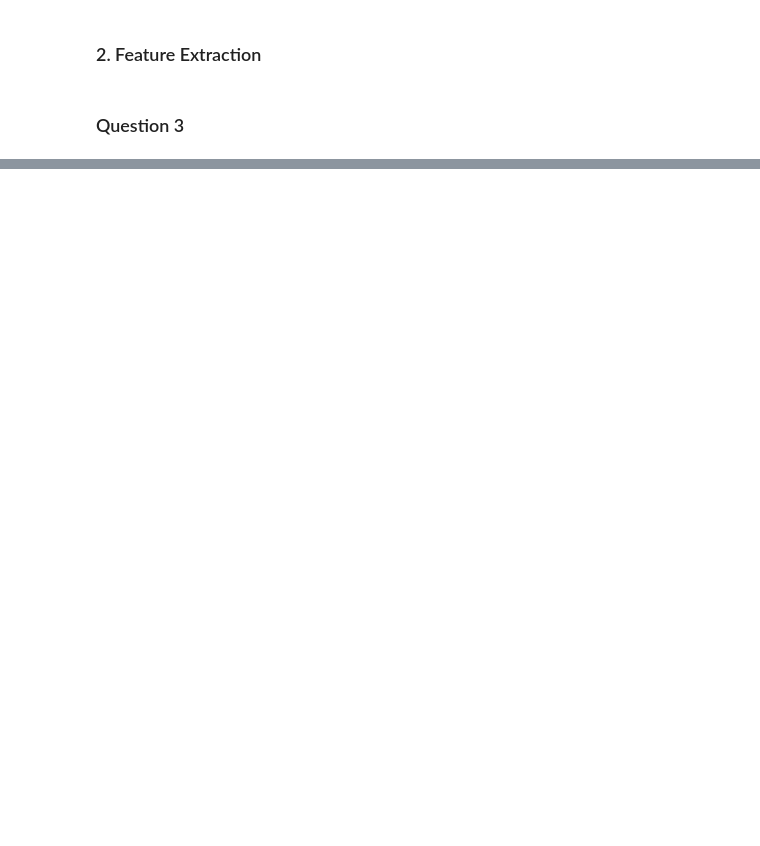
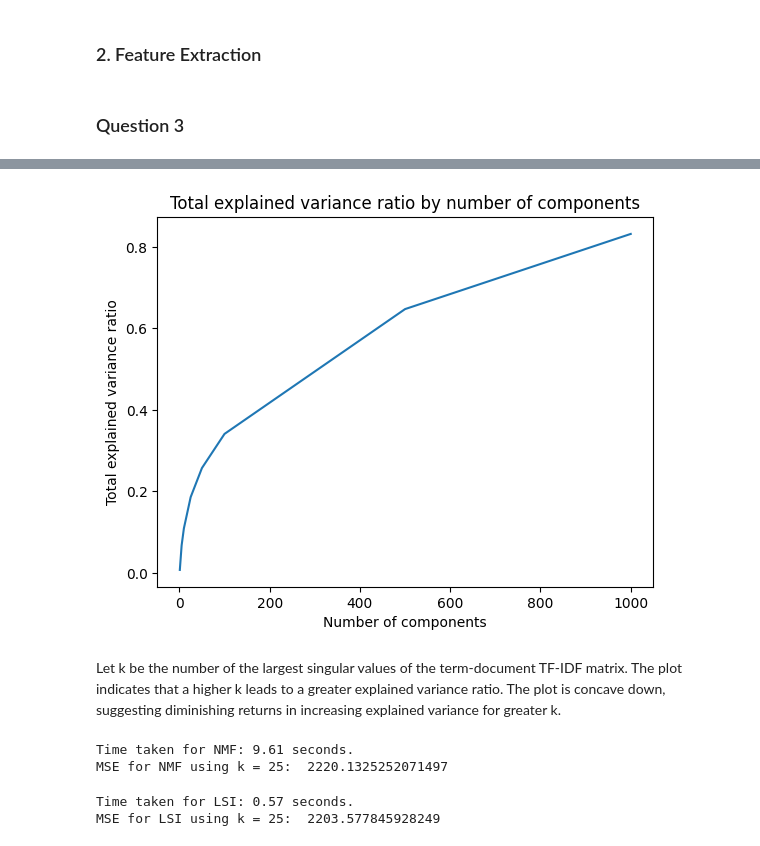
Before and after one commit to stswee/ECE219, a Jupyter notebook: Project 1/ECE219_Project1.ipynb, the cells around one changed output, grey strips where cells are left out. Saved outputs shown, nothing was run; the diff lists cells and outputs as text; code cells hidden in the pictures; blank space fills up the shorter version.

```diff
--- a/Project 1/ECE219_Project1.ipynb
+++ b/Project 1/ECE219_Project1.ipynb
@@ -420,0 +560,53 @@ In the context of this project, we choose to perform lemmatization after removin
+# %%
+# Experiment with different explained variance ratios
+# Takes about 30-40 seconds to run
+k = [1, 5, 10, 25, 50, 100, 500, 1000]
+total_explained_variance = []
+for i in k:
+  svd = TruncatedSVD(n_components = i)
+  lsa_matrix = svd.fit_transform(X_train_tfidf)
+  explained_variance_ratio = svd.explained_variance_ratio_
+  total_explained_variance.append(sum(explained_variance_ratio))
+
+# Plot explained variance ratio
+plt.plot(k, total_explained_variance)
+plt.xlabel('Number of components')
+plt.ylabel('Total explained variance ratio')
+plt.title('Total explained variance ratio by number of components')
+plt.show()
+# %% [output]
+[figure, added]
+# %% [markdown]
+Let k be the number of the largest singular values of the term-document TF-IDF matrix. The plot indicates that a higher k leads to a greater explained variance ratio. The plot is concave down, suggesting diminishing returns in increasing explained variance for greater k.
+# %%
+# Perform NMF using k = 25
+start = time.time()
+model = NMF(n_components = 25, init = 'random', random_state = 42)
+W_train = model.fit_transform(X_train_tfidf)
+H = model.components_
+end = time.time()
+print("Time taken for NMF: " + str(round(end - start, 2)) + " seconds.")
+
+# Calculate MSE
+mse = np.sum(np.array(X_train_tfidf - W_train.dot(H))**2)
+print("MSE for NMF using k = 25: ", mse)
+# %% [output]
+Time taken for NMF: 9.61 seconds.
+MSE for NMF using k = 25:  2220.1325252071497
+# %%
+# Perform LSI using k = 25
+start = time.time()
+svd = TruncatedSVD(n_components = 25)
+lsa_matrix = svd.fit_transform(X_train_tfidf)
+end = time.time()
+print("Time taken for LSI: " + str(round(end - start, 2)) + " seconds.")
+
+# Reconstruct matrix
+reconstructed_matrix = svd.inverse_transform(lsa_matrix)
+
+# Calculate MSE
+mse = np.sum(np.array(X_train_tfidf - reconstructed_matrix)**2)
+print("MSE for LSI using k = 25: ", mse)
+# %% [output]
+Time taken for LSI: 0.57 seconds.
+MSE for LSI using k = 25:  2203.577845928249
```
Also changed, not shown: parts of 31 cells of this notebook.
